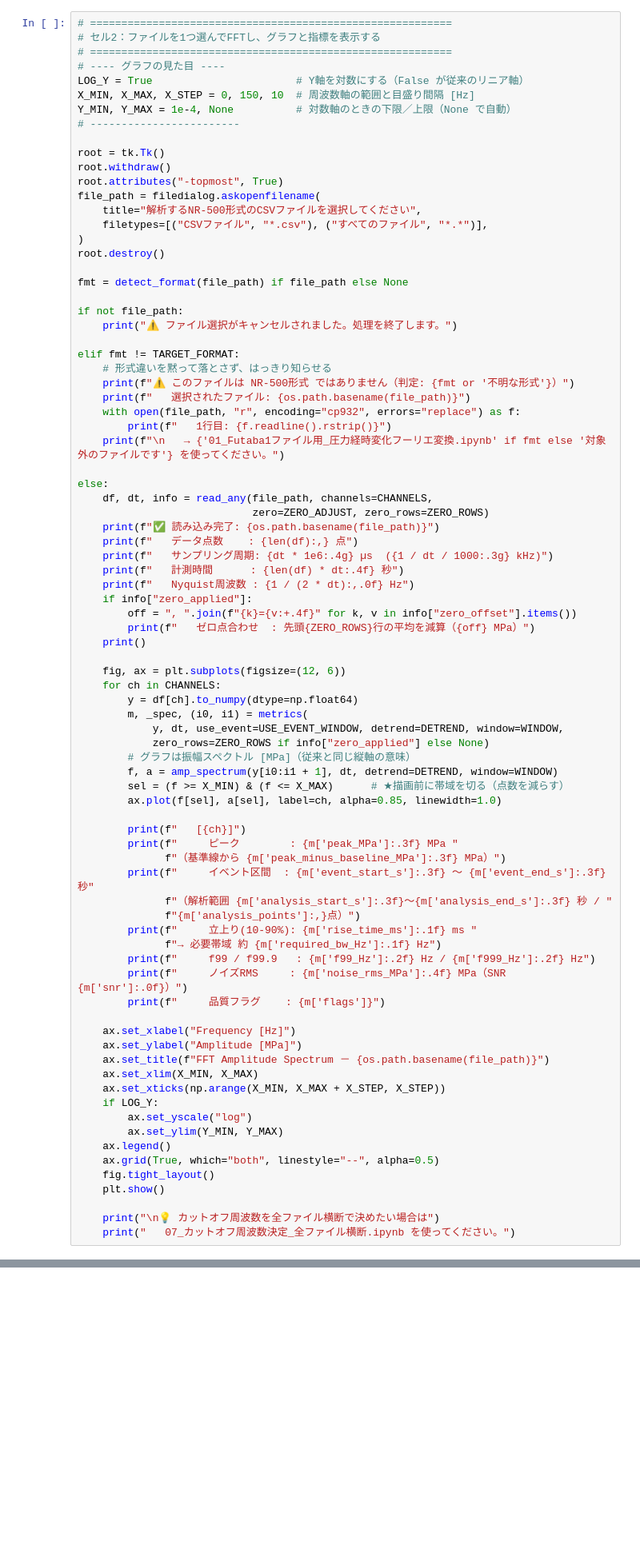
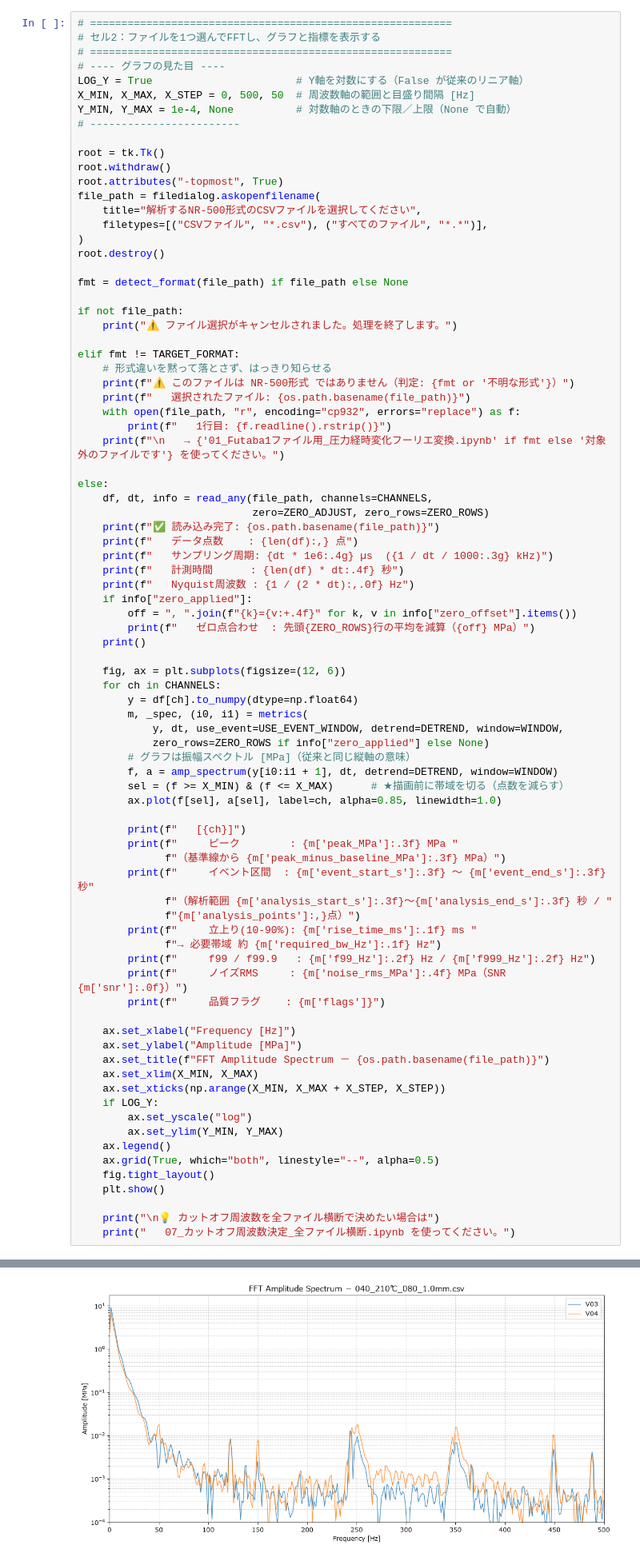
Before and after one commit to tomolist/Fourier-transform, a Jupyter notebook: コードフォルダ/04_NR500_1ファイル用_圧力経時変化フーリエ変換.ipynb, the cells around one changed output, grey strips where cells are left out. Shown at 80% size. Cells and saved outputs as stored; diff of their text form; blank space fills up the shorter version.

```diff
--- a/コードフォルダ/04_NR500_1ファイル用_圧力経時変化フーリエ変換.ipynb
+++ b/コードフォルダ/04_NR500_1ファイル用_圧力経時変化フーリエ変換.ipynb
@@ -85,7 +93,7 @@ print("👉 次のセルを実行してください。")
 # ==========================================================
 # ---- グラフの見た目 ----
 LOG_Y = True                       # Y軸を対数にする（False が従来のリニア軸）
-X_MIN, X_MAX, X_STEP = 0, 150, 10  # 周波数軸の範囲と目盛り間隔 [Hz]
+X_MIN, X_MAX, X_STEP = 0, 500, 50  # 周波数軸の範囲と目盛り間隔 [Hz]
 Y_MIN, Y_MAX = 1e-4, None          # 対数軸のときの下限／上限（None で自動）
 # ------------------------
 
@@ -162,3 +170,4 @@ else:
 
     print("\n💡 カットオフ周波数を全ファイル横断で決めたい場合は")
     print("   07_カットオフ周波数決定_全ファイル横断.ipynb を使ってください。")
+# %% [output]
@@ -164,0 +191 @@ else:
+[figure, added]
```
Also changed, not shown: parts of 2 cells of this notebook.
